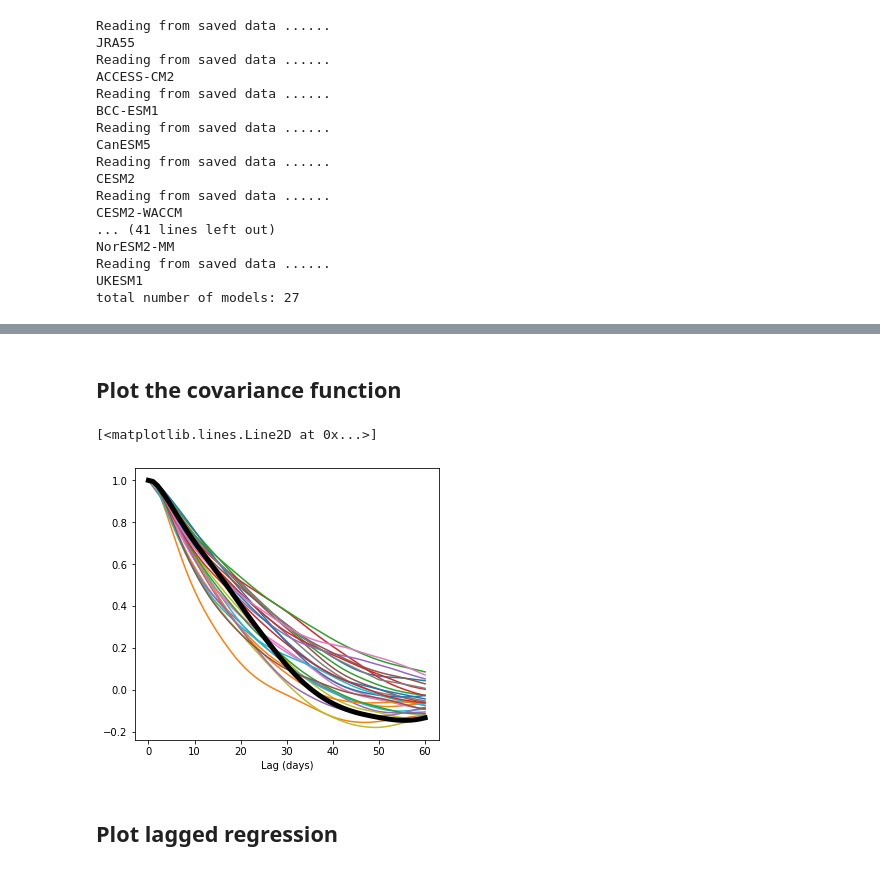
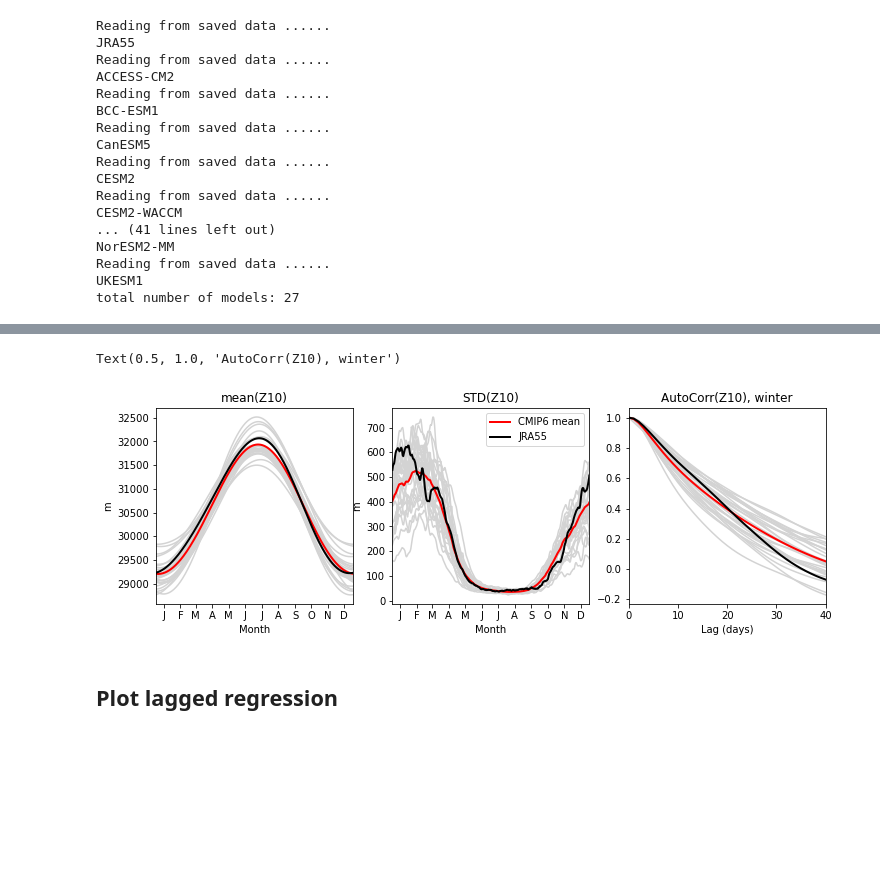
Before and after one commit to gchenpu/python, a Jupyter notebook: AM_indices/read_AM_index_cmip6_winter.ipynb, the cells around one changed output, grey strips where cells are left out. Drawn from its saved outputs; the diff is of its cells as text; code cells hidden in the pictures; blank space fills up the shorter version.

```diff
--- a/AM_indices/read_AM_index_cmip6_winter.ipynb
+++ b/AM_indices/read_AM_index_cmip6_winter.ipynb
@@ -7,6 +7,9 @@ import numpy as np
 import scipy as sp
 import pandas as pd
 import os
+
+from tools_mod import find_month_ticks, cov_lag, find_event
+month_ticks, month_ticklabels = find_month_ticks()
 
 import matplotlib as mpl
 import matplotlib.pyplot as plt
@@ -18,6 +21,7 @@ from read_AM_index_mod import Reanalysis, CMIP6
 with open("model_list.txt", "r") as f:
     model_list = f.readlines()
     model_list = [d.replace("\n", "") for d in model_list]
+# model_list.remove("CESM2")
 
 plev = [1000.,  850.,  700.,  500.,  250.,  100.,   50.,   10.]
 # %% [markdown]
@@ -159,25 +75,0 @@ legend = ax1.legend(bbox_to_anchor=(0.5,-0.6), loc='lower center', ncol=3)
-# %% [markdown]
-## Plot the covariance function
-# %%
-from AM_plot2_mod import cov_lag, plot_cov
-
-lag_time = 60
-p_level = 10
-y = D0.NAM_slice.data
-k = np.isin(D0.level, p_level).nonzero()[0][0]
-lags = np.linspace(0, lag_time, lag_time+1, dtype=int)
-
-Ct = np.array([cov_lag(y[:, :, k], lag) for lag in lags])
-
-fig = plt.figure(figsize=(12,5))
-ax1 = fig.add_subplot(1, 2, 1)
-for i, D in enumerate(D_list):
-    plot_cov(D.NAM_slice.data, D.level, p_level=p_level, lag_time=lag_time, ax1=ax1, model=D.name)
-ax1.plot(lags, Ct/Ct[0], color='k', linewidth=5, label=D0.name)
-
-
-# # if True:
-# #         plt.savefig('Figs/Z10_lag_slice.png', transparent=True)
-# %% [output]
-[<matplotlib.lines.Line2D at 0x...>]
-[figure, removed]
@@ -184,2 +103,53 @@ ax1.plot(lags, Ct/Ct[0], color='k', linewidth=5, label=D0.name)
+# %%
+# autocorrelation
+lag_time = 40
+lags = np.arange(0, lag_time+1)
+
+k = np.isin(D0.level, p_level)
+Ct0 = np.array([cov_lag(D0.y[:, :, k], lag) for lag in lags])
+
+Ct = np.empty((len(D_list), *Ct0.shape))
+for i, D in enumerate(D_list):
+    k = np.isin(D.level, p_level)
+    Ct[i, :] = np.array([cov_lag(D.y[:, :, k], lag) for lag in lags])
+# %%
+fig = plt.figure(figsize=(12,3.6))
+ax1 = fig.add_subplot(1, 3, 1)
+ax1.plot(time, NAM_mean.T, color='lightgray')
+ax1.plot(time, NAM_mean.mean(axis=0), color='r', linewidth=2, label='CMIP6 mean')
+ax1.plot(time, NAM_mean0, color='k', linewidth=2, label=D0.name)
+ax1.set_xlim((1, 365))
+ax1.set_xticks(month_ticks)
+ax1.set_xticklabels(month_ticklabels)
+ax1.set_xlabel('Month')
+ax1.set_ylabel('m')
+ax1.set_title('mean(Z10)')
+# ax1.legend()
+
+ax1 = fig.add_subplot(1, 3, 2)
+ax1.plot(time, NAM_std.T, color='lightgray')
+ax1.plot(time, NAM_std.mean(axis=0), color='r', linewidth=2, label='CMIP6 mean')
+ax1.plot(time, NAM_std0, color='k', linewidth=2, label=D0.name)
+ax1.set_xlim((1, 365))
+ax1.set_xticks(month_ticks)
+ax1.set_xticklabels(month_ticklabels)
+ax1.set_ylabel('m')
+ax1.set_xlabel('Month')
+ax1.set_title('STD(Z10)')
+ax1.legend()
+
+ax1 = fig.add_subplot(1, 3, 3)
+ax1.plot(lags, Ct.T, color='lightgray')
+ax1.plot(lags, Ct.mean(axis=0), color='r', linewidth=2, label='CMIP6 mean')
+ax1.plot(lags, Ct0, color='k', linewidth=2, label=D0.name)
+ax1.set_xlim((0, lag_time))
+ax1.set_xlabel('Lag (days)')
+ax1.set_title('AutoCorr(Z10), winter')
+# ax1.legend()
+
+# plt.savefig('Figs/Z10_annual_cyle.pdf', transparent=True)
+# %% [output]
+Text(0.5, 1.0, 'AutoCorr(Z10), winter')
+[figure, added]
 # %% [markdown]
 ## Plot lagged regression
```
Also changed, not shown: parts of 14 cells of this notebook, 5 other files.
